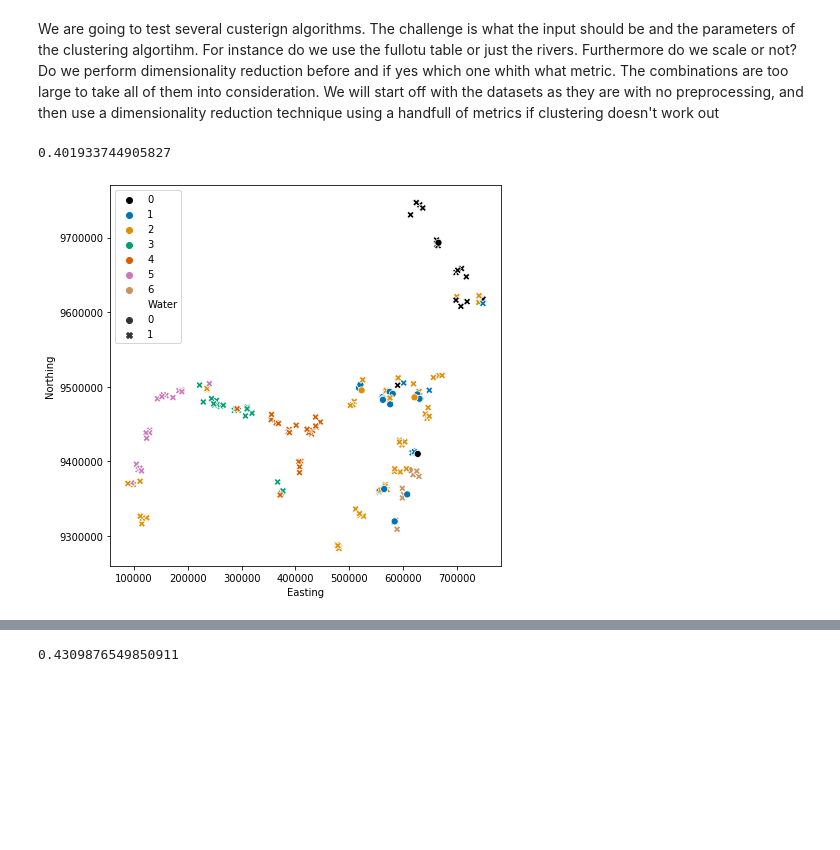
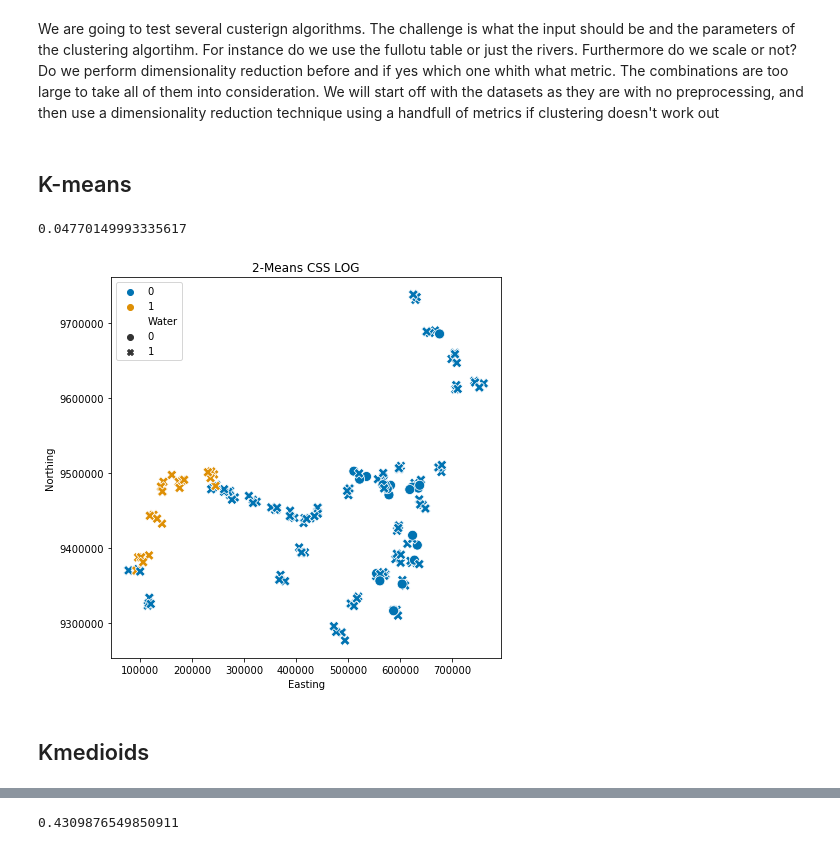
Before and after one commit to adamingas/amazon-rivers, a Jupyter notebook: UML.ipynb, the cells around one changed output, grey strips where cells are left out. Cells and saved outputs as stored; diff of their text form; code cells hidden in the pictures; blank space fills up the shorter version.

```diff
--- a/UML.ipynb
+++ b/UML.ipynb
@@ -228,18 +229,6 @@ plt.show()
 # Clustering
 # %% [markdown]
 We are going to test several custerign algorithms. The challenge is what the input should be and the parameters of the clustering algortihm. For instance do we use the fullotu table or just the rivers. Furthermore do we scale or not? Do we perform dimensionality reduction before and if yes which one whith what metric. The combinations are too large to take all of them into consideration. We will start off with the datasets as they are with no preprocessing, and then use a dimensionality reduction technique using a handfull of metrics if clustering doesn't work out
-# %%
-# X_dist = cdist(riverdfCssLog,riverdfCssLog,metric="braycurtis")
-# X_bio = skbio.stats.ordination.pcoa(X_dist)
-
-# kmeans =sklearn.cluster.KMeans(random_state=11235,n_jobs = -1,n_clusters=5).fit(X_bio.samples.to_numpy())
-# kmeans =sklearn.cluster.KMeans(random_state=11235,n_jobs = -1,n_clusters=7).fit(fullotudfCssLog.loc[:,[i not in   riverdf.columns for i in fullotudfCssLog.columns]])
-kmeans =sklearn.cluster.KMeans(random_state=11235,n_jobs = -1,n_clusters=7).fit((riverdf>0)*1)
-print(metrics.adjusted_rand_score(wwfdf.Area_group, kmeans.labels_))
-cluster_on_map(kmeans.labels_)
-# %% [output]
-0.401933744905827
-[figure, removed]
 # %%
 def add_jitter(arr):
     stdev = .01*(max(arr)-min(arr))
@@ -252,0 +252,16 @@ def cluster_on_map(labels):
+# %% [markdown]
+## K-means
+# %%
+# X_dist = cdist(riverdfCssLog,riverdfCssLog,metric="braycurtis")
+# X_bio = skbio.stats.ordination.pcoa(X_dist)
+
+# kmeans =sklearn.cluster.KMeans(random_state=11235,n_jobs = -1,n_clusters=5).fit(X_bio.samples.to_numpy())
+# kmeans =sklearn.cluster.KMeans(random_state=11235,n_jobs = -1,n_clusters=7).fit(fullotudfCssLog.loc[:,[i not in   riverdf.columns for i in fullotudfCssLog.columns]])
+kmeans =sklearn.cluster.KMeans(random_state=11235,n_jobs = -1,n_clusters=2).fit((riverdfCssLog))
+print(metrics.adjusted_rand_score(wwfdf.Area_group, kmeans.labels_))
+cluster_on_map(kmeans.labels_,fname="kmeans2_css_log.png",title="2-Means CSS LOG")
+# %% [output]
+0.04770149993335617
+[figure, added]
+# %% [markdown]
+## Kmedioids
```
Also changed, not shown: parts of 12 cells of this notebook, 30 other files.
